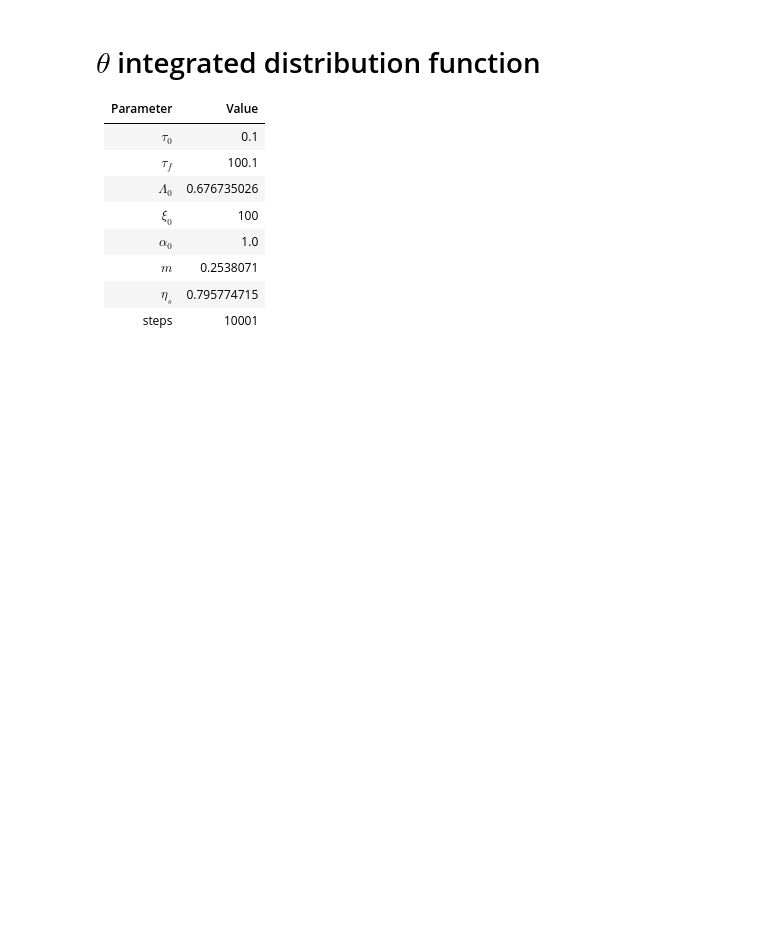
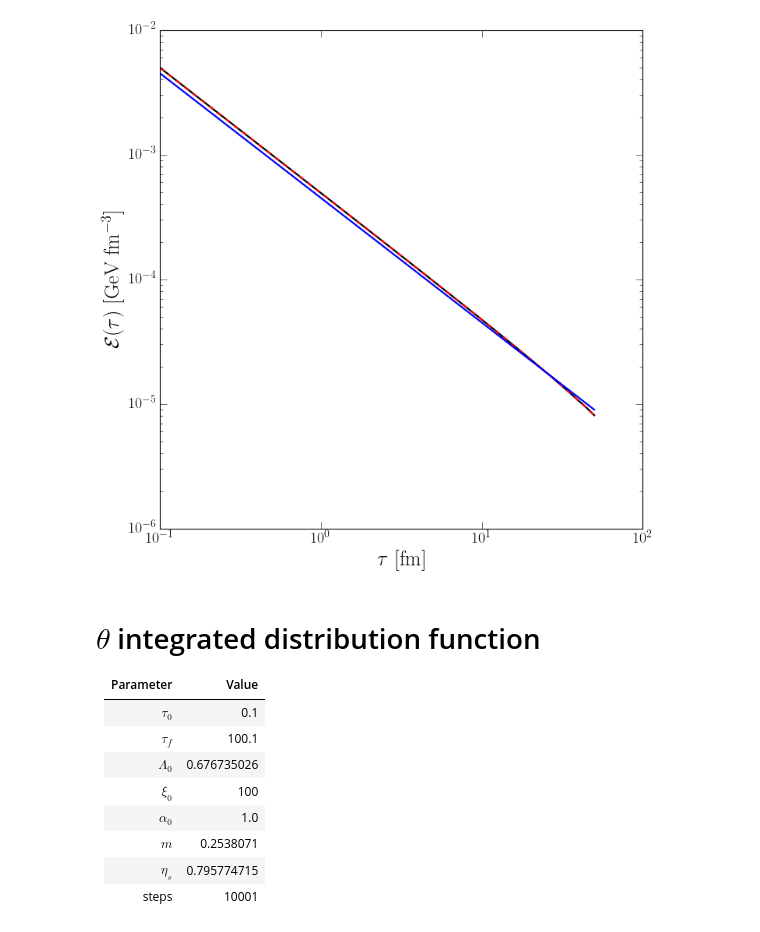
Before and after one commit to ominusliticus/Bayesian-BjorkenRTA, a Jupyter notebook: Storring_Old_Plots.ipynb, the cells around one changed output. Drawn from its saved outputs; the diff is of its cells as text; code cells hidden in the pictures; blank space fills up the shorter version.

```diff
--- a/Storring_Old_Plots.ipynb
+++ b/Storring_Old_Plots.ipynb
@@ -35,3 +47,26 @@ def costumize_axis(ax, x_title, y_title):
+# %%
+n = 51
+tau = np.zeros(n)
+old_e = np.zeros(n)
+new_e = np.zeros(n)
+xx = np.linspace(0.1, 50, 100)
+
+with open('output/e_density_comparison.dat', 'r') as file:
+    lines = file.readlines()
+    for j, line in enumerate(lines):
+        data = line.split()
+        tau[j], old_e[j], new_e[j] = data[0], data[1], data[2]
+
+fig, ax = plt.subplots(figsize=(10,10))
+fig.patch.set_facecolor('white')
+
+ax.loglog(tau, old_e, lw=2, color='black')
+ax.loglog(tau, new_e, lw=2, color='red', ls='dashed')
+ax.loglog(xx, 4.5e-4 / xx, lw=2, color='blue')
+costumize_axis(ax, x_title=r"$\tau$ [fm]", y_title=r"$\mathcal{E}(\tau)$ [GeV fm$^{-3}$]")
+ax.set_yscale('log')
+# %% [output]
+[figure, added]
 # %% [markdown]
 # $\theta$ integrated distribution function
 |Parameter | Value |
```
Also changed, not shown: parts of 1 cell of this notebook, 6 other files.
